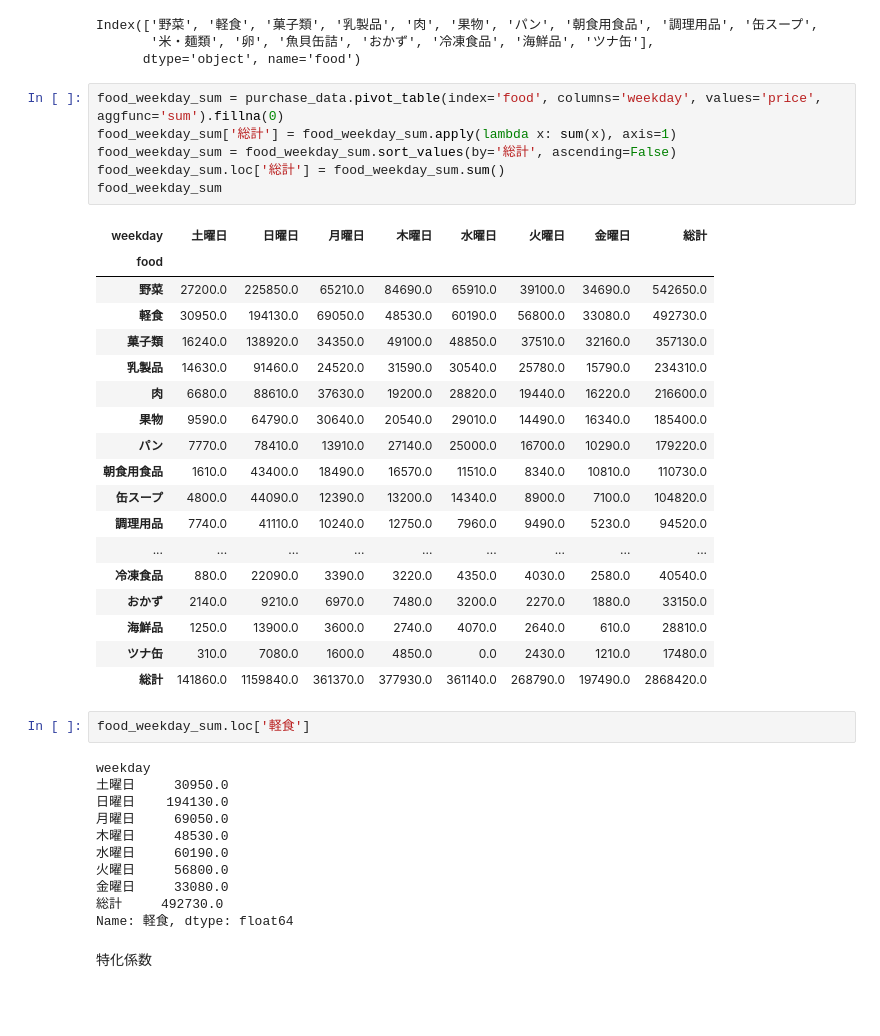
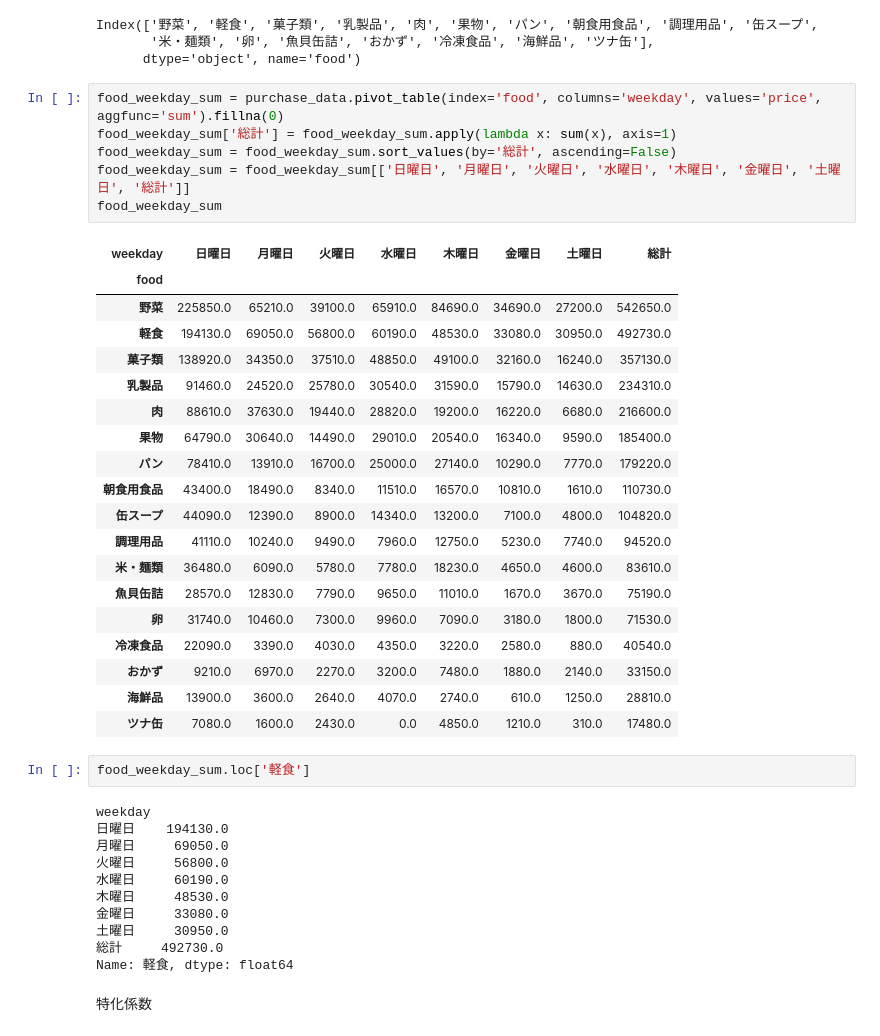
Before and after one commit to akmiccom/dataAnalyticsBasic, a Jupyter notebook: notebooks/c2.ipynb, the cells around one changed output. Drawn from its saved outputs; the diff is of its cells as text; blank space fills up the shorter version.

```diff
--- a/notebooks/c2.ipynb
+++ b/notebooks/c2.ipynb
@@ -120,39 +121,40 @@ Index(['野菜', '軽食', '菓子類', '乳製品', '肉', '果物', 'パン',
 # %%
 food_weekday_sum = purchase_data.pivot_table(index='food', columns='weekday', values='price', aggfunc='sum').fillna(0)
 food_weekday_sum['総計'] = food_weekday_sum.apply(lambda x: sum(x), axis=1)
 food_weekday_sum = food_weekday_sum.sort_values(by='総計', ascending=False)
-food_weekday_sum.loc['総計'] = food_weekday_sum.sum()
+food_weekday_sum = food_weekday_sum[['日曜日', '月曜日', '火曜日', '水曜日', '木曜日', '金曜日', '土曜日', '総計']]
 food_weekday_sum
 # %% [output]
-| weekday | 土曜日 | 日曜日 | 月曜日 | 木曜日 | 水曜日 | 火曜日 | 金曜日 | 総計 |
+| weekday | 日曜日 | 月曜日 | 火曜日 | 水曜日 | 木曜日 | 金曜日 | 土曜日 | 総計 |
 | food |  |  |  |  |  |  |  |  |
-| 野菜 | 27200.0 | 225850.0 | 65210.0 | 84690.0 | 65910.0 | 39100.0 | 34690.0 | 542650.0 |
-| 軽食 | 30950.0 | 194130.0 | 69050.0 | 48530.0 | 60190.0 | 56800.0 | 33080.0 | 492730.0 |
-| 菓子類 | 16240.0 | 138920.0 | 34350.0 | 49100.0 | 48850.0 | 37510.0 | 32160.0 | 357130.0 |
-| 乳製品 | 14630.0 | 91460.0 | 24520.0 | 31590.0 | 30540.0 | 25780.0 | 15790.0 | 234310.0 |
-| 肉 | 6680.0 | 88610.0 | 37630.0 | 19200.0 | 28820.0 | 19440.0 | 16220.0 | 216600.0 |
-| 果物 | 9590.0 | 64790.0 | 30640.0 | 20540.0 | 29010.0 | 14490.0 | 16340.0 | 185400.0 |
-| パン | 7770.0 | 78410.0 | 13910.0 | 27140.0 | 25000.0 | 16700.0 | 10290.0 | 179220.0 |
-| 朝食用食品 | 1610.0 | 43400.0 | 18490.0 | 16570.0 | 11510.0 | 8340.0 | 10810.0 | 110730.0 |
-| 缶スープ | 4800.0 | 44090.0 | 12390.0 | 13200.0 | 14340.0 | 8900.0 | 7100.0 | 104820.0 |
-| 調理用品 | 7740.0 | 41110.0 | 10240.0 | 12750.0 | 7960.0 | 9490.0 | 5230.0 | 94520.0 |
-| ... | ... | ... | ... | ... | ... | ... | ... | ... |
-| 冷凍食品 | 880.0 | 22090.0 | 3390.0 | 3220.0 | 4350.0 | 4030.0 | 2580.0 | 40540.0 |
-| おかず | 2140.0 | 9210.0 | 6970.0 | 7480.0 | 3200.0 | 2270.0 | 1880.0 | 33150.0 |
-| 海鮮品 | 1250.0 | 13900.0 | 3600.0 | 2740.0 | 4070.0 | 2640.0 | 610.0 | 28810.0 |
-| ツナ缶 | 310.0 | 7080.0 | 1600.0 | 4850.0 | 0.0 | 2430.0 | 1210.0 | 17480.0 |
-| 総計 | 141860.0 | 1159840.0 | 361370.0 | 377930.0 | 361140.0 | 268790.0 | 197490.0 | 2868420.0 |
+| 野菜 | 225850.0 | 65210.0 | 39100.0 | 65910.0 | 84690.0 | 34690.0 | 27200.0 | 542650.0 |
+| 軽食 | 194130.0 | 69050.0 | 56800.0 | 60190.0 | 48530.0 | 33080.0 | 30950.0 | 492730.0 |
+| 菓子類 | 138920.0 | 34350.0 | 37510.0 | 48850.0 | 49100.0 | 32160.0 | 16240.0 | 357130.0 |
+| 乳製品 | 91460.0 | 24520.0 | 25780.0 | 30540.0 | 31590.0 | 15790.0 | 14630.0 | 234310.0 |
+| 肉 | 88610.0 | 37630.0 | 19440.0 | 28820.0 | 19200.0 | 16220.0 | 6680.0 | 216600.0 |
+| 果物 | 64790.0 | 30640.0 | 14490.0 | 29010.0 | 20540.0 | 16340.0 | 9590.0 | 185400.0 |
+| パン | 78410.0 | 13910.0 | 16700.0 | 25000.0 | 27140.0 | 10290.0 | 7770.0 | 179220.0 |
+| 朝食用食品 | 43400.0 | 18490.0 | 8340.0 | 11510.0 | 16570.0 | 10810.0 | 1610.0 | 110730.0 |
+| 缶スープ | 44090.0 | 12390.0 | 8900.0 | 14340.0 | 13200.0 | 7100.0 | 4800.0 | 104820.0 |
+| 調理用品 | 41110.0 | 10240.0 | 9490.0 | 7960.0 | 12750.0 | 5230.0 | 7740.0 | 94520.0 |
+| 米・麺類 | 36480.0 | 6090.0 | 5780.0 | 7780.0 | 18230.0 | 4650.0 | 4600.0 | 83610.0 |
+| 魚貝缶詰 | 28570.0 | 12830.0 | 7790.0 | 9650.0 | 11010.0 | 1670.0 | 3670.0 | 75190.0 |
+| 卵 | 31740.0 | 10460.0 | 7300.0 | 9960.0 | 7090.0 | 3180.0 | 1800.0 | 71530.0 |
+| 冷凍食品 | 22090.0 | 3390.0 | 4030.0 | 4350.0 | 3220.0 | 2580.0 | 880.0 | 40540.0 |
+| おかず | 9210.0 | 6970.0 | 2270.0 | 3200.0 | 7480.0 | 1880.0 | 2140.0 | 33150.0 |
+| 海鮮品 | 13900.0 | 3600.0 | 2640.0 | 4070.0 | 2740.0 | 610.0 | 1250.0 | 28810.0 |
+| ツナ缶 | 7080.0 | 1600.0 | 2430.0 | 0.0 | 4850.0 | 1210.0 | 310.0 | 17480.0 |
 # %%
 food_weekday_sum.loc['軽食']
 # %% [output]
 weekday
-土曜日     30950.0
 日曜日    194130.0
 月曜日     69050.0
+火曜日     56800.0
+水曜日     60190.0
 木曜日     48530.0
-水曜日     60190.0
-火曜日     56800.0
 金曜日     33080.0
+土曜日     30950.0
 総計     492730.0
 Name: 軽食, dtype: float64
 # %% [markdown]
```
Also changed, not shown: parts of 4 cells of this notebook, 3 other files.
